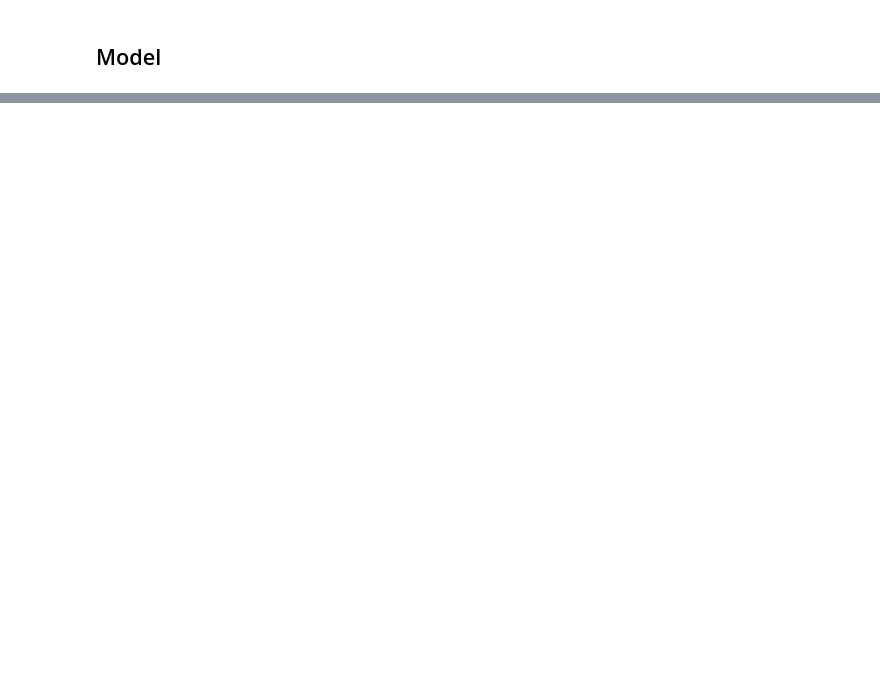
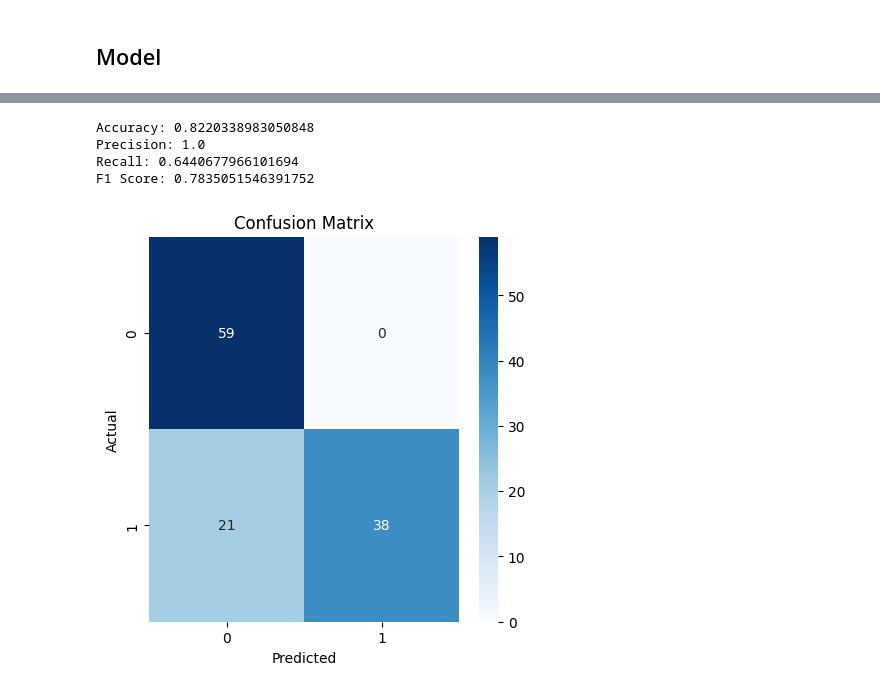
Before and after one commit to thsator/sat-imagery-ml, a Jupyter notebook: 3_Model/model_definition_evaluation.ipynb, the cells around one changed output, grey strips where cells are left out. Cells and saved outputs as stored; diff of their text form; code cells hidden in the pictures; blank space fills up the shorter version.

```diff
--- a/3_Model/model_definition_evaluation.ipynb
+++ b/3_Model/model_definition_evaluation.ipynb
@@ -257,0 +583,13 @@ print("✅ Saved: training_plot.png")
+# %%
+model = keras.models.load_model('best_model.keras')
+# get true labels and predictions
+y_true = []
+y_pred = []
+
+for images, labels in test_df:
+    preds = model_synth.predict(images)
+    y_true.extend(labels.numpy().flatten())
+    y_pred.extend(preds.flatten())
+
+# convert predicted probabilities to binary class
+y_pred_labels = [1 if p >= 0.5 else 0 for p in y_pred]
@@ -257,0 +601,31 @@ print("✅ Saved: training_plot.png")
+# %%
+from sklearn.metrics import accuracy_score, precision_score, recall_score, f1_score, confusion_matrix
+
+accuracy = accuracy_score(y_true, y_pred_labels)
+precision = precision_score(y_true, y_pred_labels)
+recall = recall_score(y_true, y_pred_labels)
+f1 = f1_score(y_true, y_pred_labels)
+
+print("Accuracy:", accuracy)
+print("Precision:", precision)
+print("Recall:", recall)
+print("F1 Score:", f1)
+# %% [output]
+Accuracy: 0.8220338983050848
+Precision: 1.0
+Recall: 0.6440677966101694
+F1 Score: 0.7835051546391752
+# %%
+import matplotlib.pyplot as plt
+import seaborn as sns
+
+cm = confusion_matrix(y_true, y_pred_labels)
+
+plt.figure(figsize=(5,5))
+sns.heatmap(cm, annot=True, fmt='d', cmap='Blues')
+plt.xlabel('Predicted')
+plt.ylabel('Actual')
+plt.title('Confusion Matrix')
+plt.show()
+# %% [output]
+[figure, added]
```
Also changed, not shown: parts of 38 cells of this notebook.
